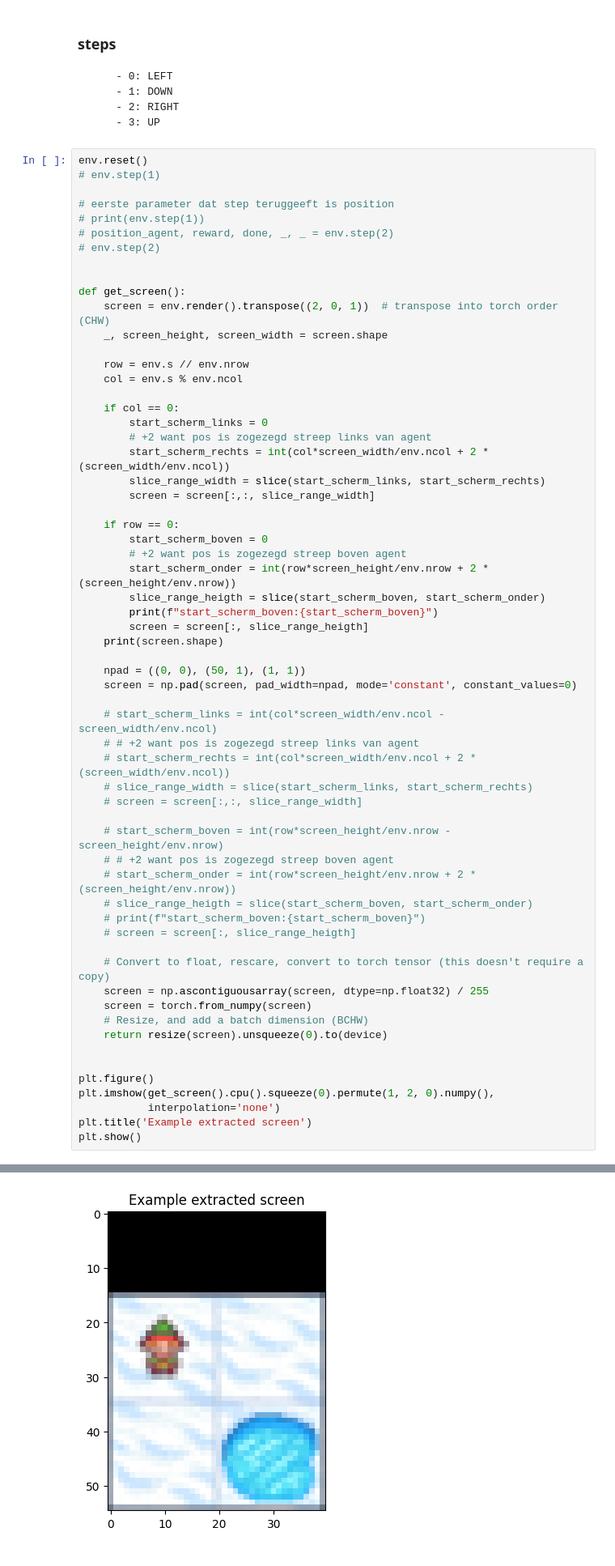
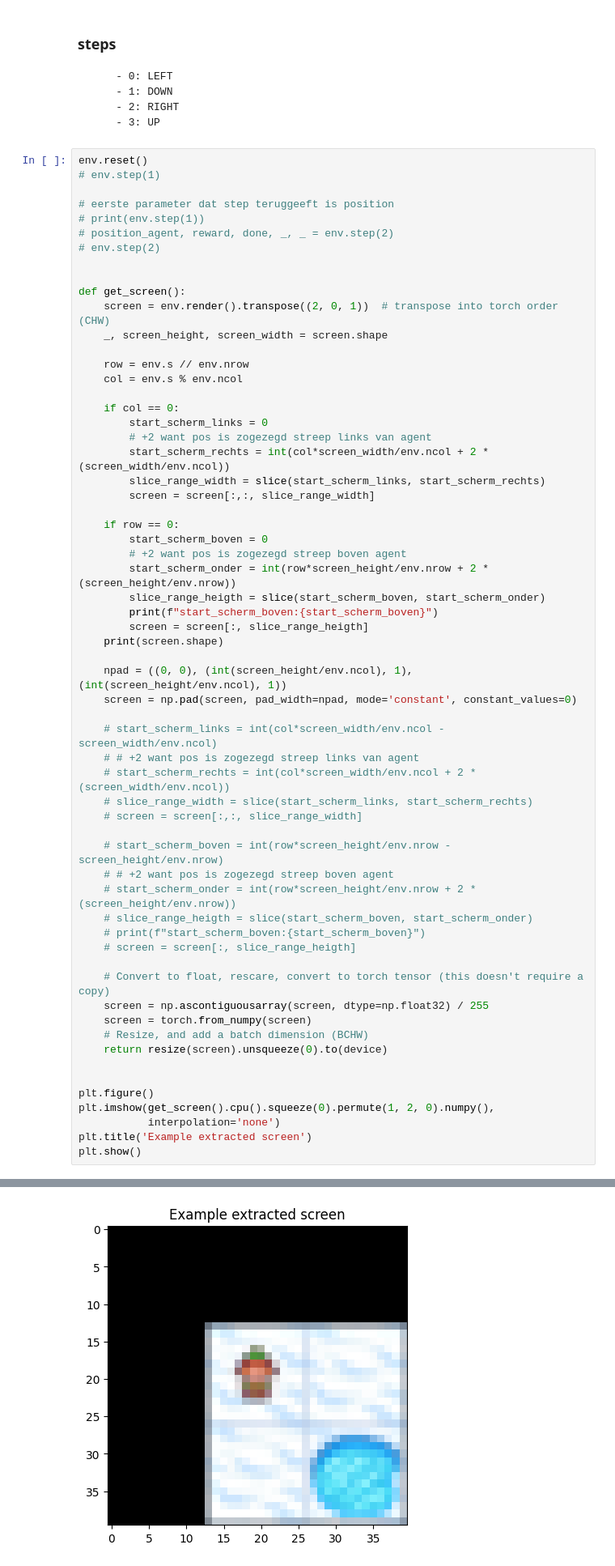
Before and after one commit to xdv6/MastersThesis, a Jupyter notebook: notebooks_frozen_lake/train_frozen_lake.ipynb, the cells around one changed output, grey strips where cells are left out. Shown at 81% size. Saved outputs shown, nothing was run; the diff lists cells and outputs as text.

```diff
--- a/notebooks_frozen_lake/train_frozen_lake.ipynb
+++ b/notebooks_frozen_lake/train_frozen_lake.ipynb
@@ -110,38 +110,38 @@ def get_screen():
         screen = screen[:, slice_range_heigth]
     print(screen.shape)
 
-    npad = ((0, 0), (50, 1), (1, 1))
+    npad = ((0, 0), (int(screen_height/env.ncol), 1), (int(screen_height/env.ncol), 1))
     screen = np.pad(screen, pad_width=npad, mode='constant', constant_values=0)
 
     # start_scherm_links = int(col*screen_width/env.ncol - screen_width/env.ncol)
     # # +2 want pos is zogezegd streep links van agent
     # start_scherm_rechts = int(col*screen_width/env.ncol + 2 *(screen_width/env.ncol))
     # slice_range_width = slice(start_scherm_links, start_scherm_rechts)
     # screen = screen[:,:, slice_range_width]
 
     # start_scherm_boven = int(row*screen_height/env.nrow - screen_height/env.nrow)
     # # +2 want pos is zogezegd streep boven agent
     # start_scherm_onder = int(row*screen_height/env.nrow + 2 *(screen_height/env.nrow))
     # slice_range_heigth = slice(start_scherm_boven, start_scherm_onder)
     # print(f"start_scherm_boven:{start_scherm_boven}")
     # screen = screen[:, slice_range_heigth]
 
     # Convert to float, rescare, convert to torch tensor (this doesn't require a copy)
     screen = np.ascontiguousarray(screen, dtype=np.float32) / 255
     screen = torch.from_numpy(screen)
     # Resize, and add a batch dimension (BCHW)
     return resize(screen).unsqueeze(0).to(device)
 
 
 plt.figure()
 plt.imshow(get_screen().cpu().squeeze(0).permute(1, 2, 0).numpy(),
            interpolation='none')
 plt.title('Example extracted screen')
 plt.show()
 # %% [output]
 start_scherm_boven:0
 (3, 128, 128)
-[figure, old version]
+[figure, new version]
 # %%
 Transition = namedtuple('Transition', ('state', 'action', 'next_state', 'reward'))
 
```
